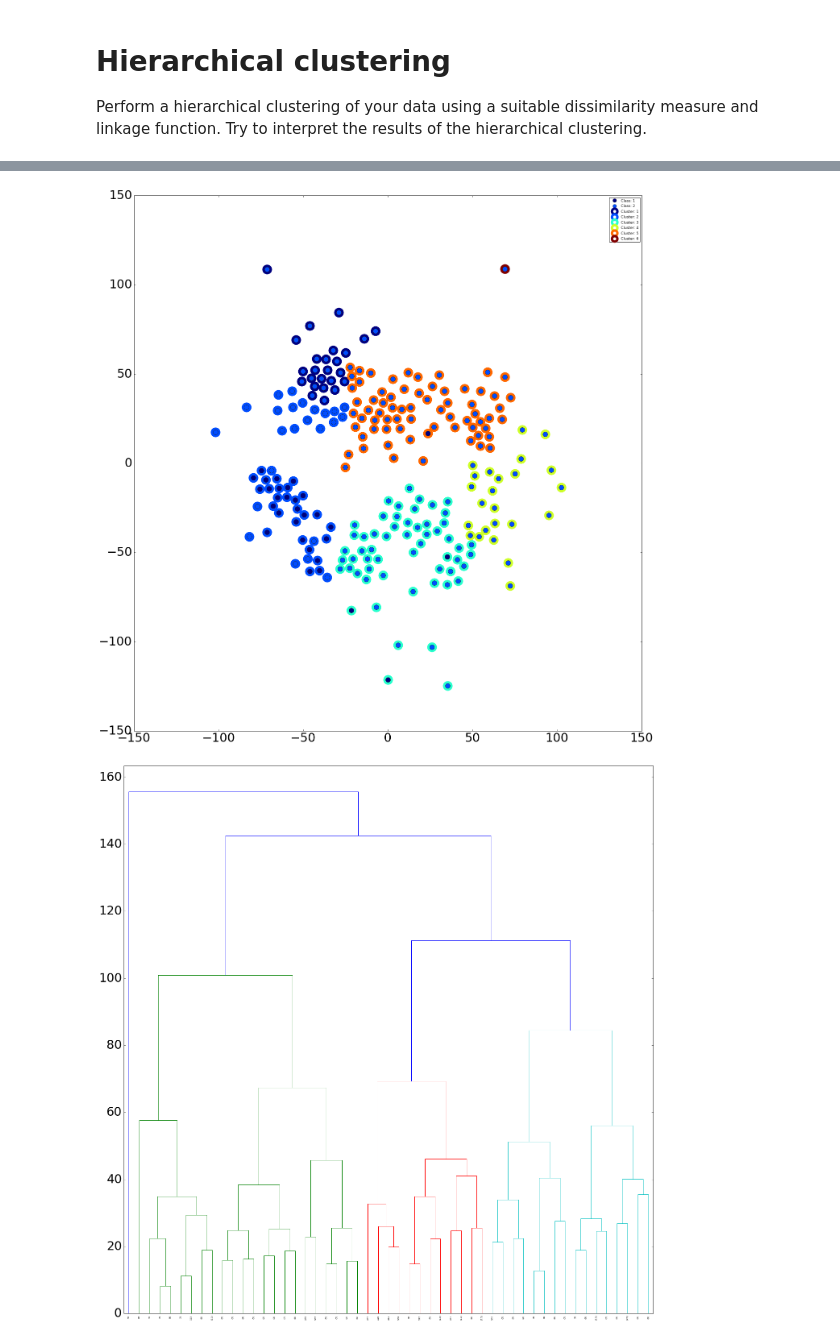
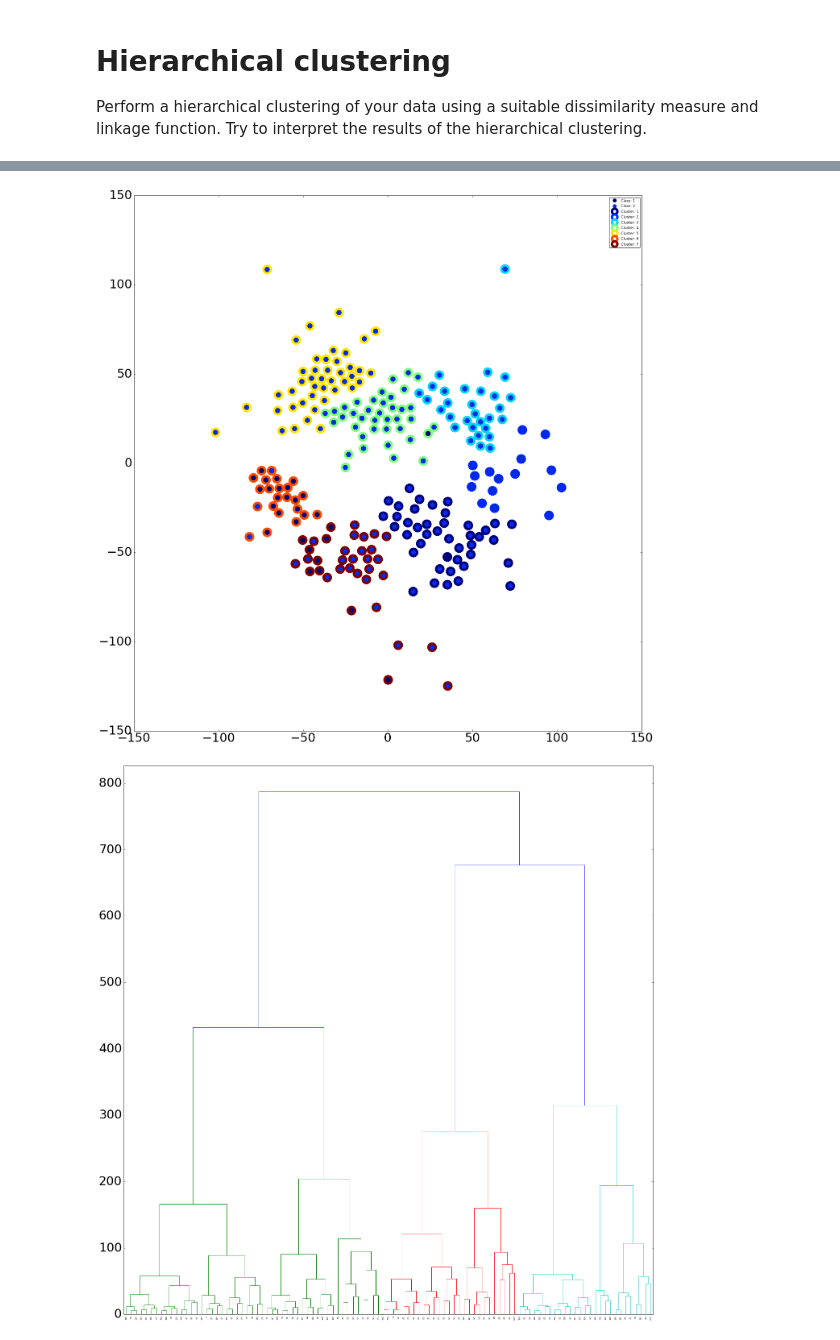
Before and after one commit to AdamPalmar/Swedish-Forrest-Fire, a Jupyter notebook: Report-3-clean.ipynb, the cells around one changed output, grey strips where cells are left out. Saved outputs shown, nothing was run; the diff lists cells and outputs as text; code cells hidden in the pictures.

```diff
--- a/Report-3-clean.ipynb
+++ b/Report-3-clean.ipynb
@@ -1119,6 +1121,12 @@ Perform a hierarchical clustering of your data using a suitable dissimilarity me
 # %%
 
 from scipy.cluster.hierarchy import linkage, fcluster, dendrogram
+
+
+
+list_of_variables = ['cars','tractors','snowmobiles','motorcycles' ,'fokusRanking','population',
+                     'hasEducation','urbanDegree','reportedCrime','reportedCrime','rentalApartments',
+                     'youngUnskilled','asylumCosts','reportedCrimeVandalism']
 
 temp = data
 
@@ -1140,35 +1148,37 @@ y = np.matrix(data[y_variable])
 
 
 # Perform hierarchical/agglomerative clustering on data matrix
-Method = 'weighted'
+Method = 'ward'
 Metric = 'euclidean'
 
 Z = linkage(X[r_t_index], method=Method, metric=Metric)
 
 
 figure(1); hold(True)
 plt.scatter(X[town_index,0],X[town_index,1],c='c', s=300,label=colors)
 plt.scatter(X[rural_index,0],X[rural_index,1],c='g', s=300,label=colors)
 
 plt.legend(['Town', 'Rural'])
-plt.savefig("town_rural_scatter")
+plt.savefig("pictures/report_3/town_rural_scatter_heri")
 plt.show()
 
 
 
 # Compute and display clusters by thresholding the dendrogram
-Maxclust = 6
+Maxclust = 7
 cls = fcluster(Z, criterion='maxclust', t=Maxclust)
 figure(1)
 clusterplot(X[r_t_index], cls.reshape(cls.shape[0],1), y=y[:,r_t_index])
+plt.savefig("pictures/report_3/"+"cluster"+Method+"_"+Metric)
 
 # Display dendrogram
 max_display_levels=6
 figure(2)
 dendrogram(Z, truncate_mode='level', p=max_display_levels)
+plt.savefig("pictures/report_3/dendrogram")
 
 show()
 # %% [output]
 [figure]
-[figure, old version]
+[figure, new version]
-[figure, old version]
+[figure, new version]
```
Also changed, not shown: parts of 6 cells of this notebook, 2 other files.
